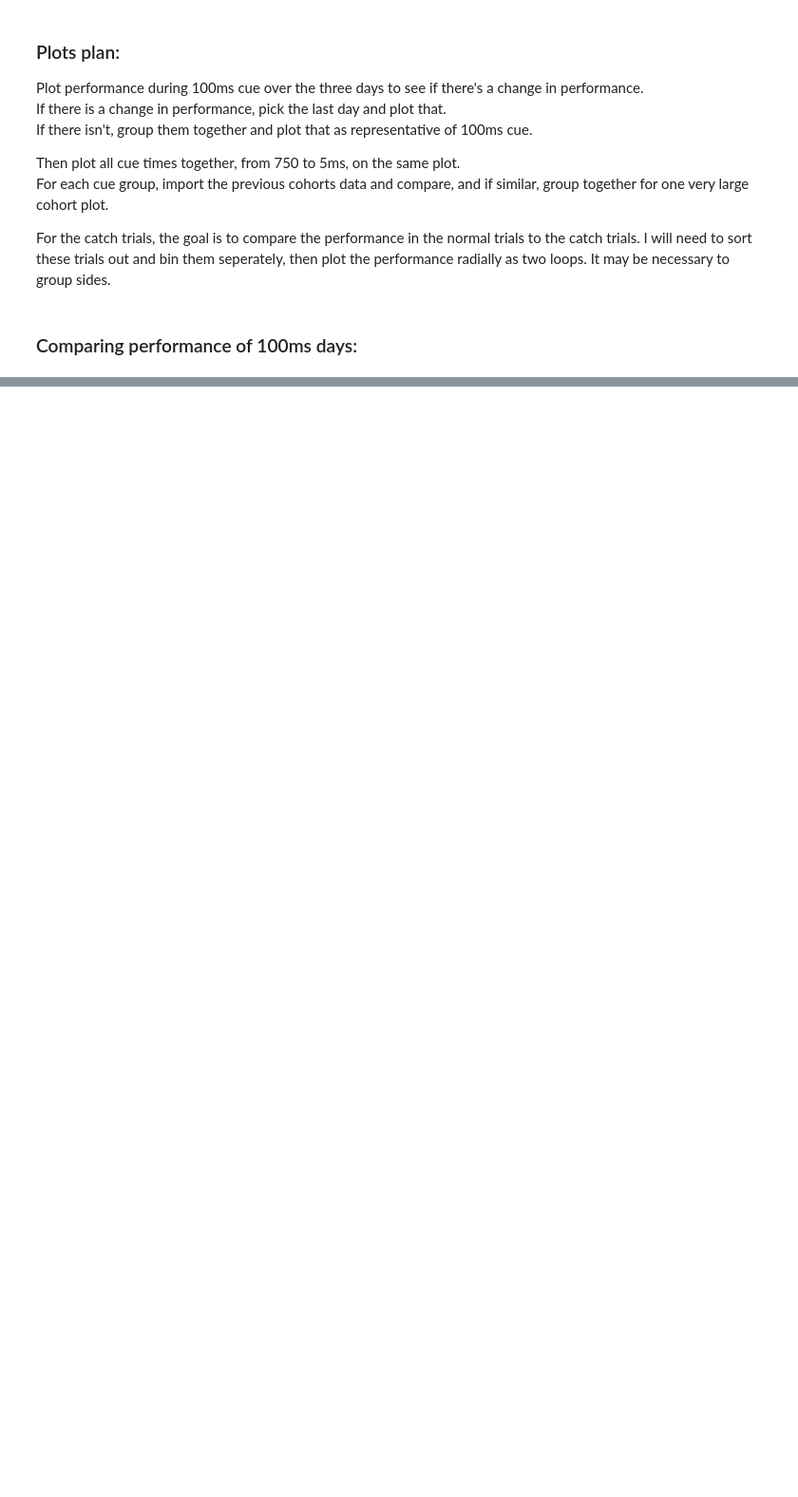
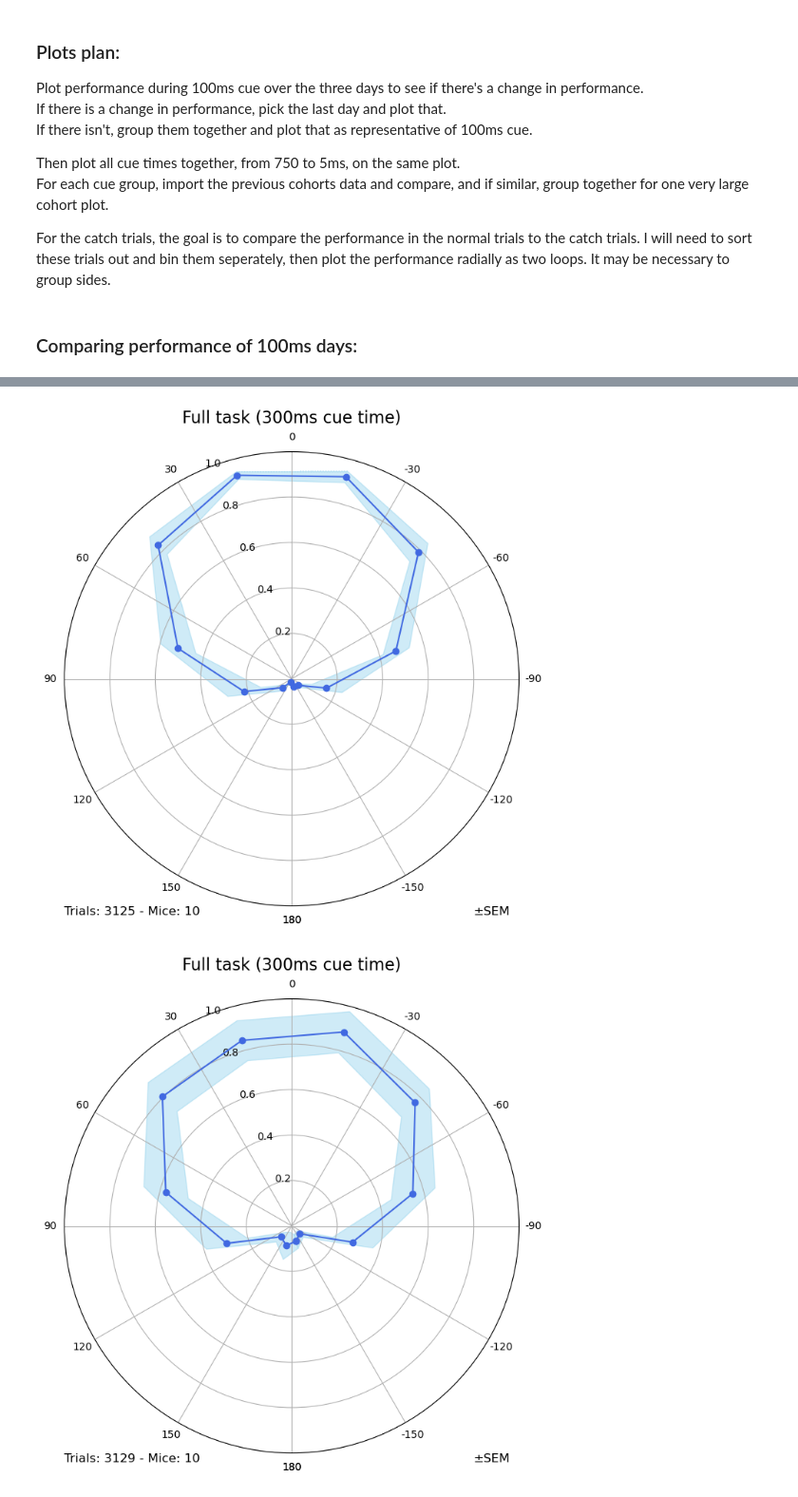
Before and after one commit to stef1029/hex_behav_analysis, a Jupyter notebook: PP_analysis_notebook_July_cohort.ipynb, the cells around one changed output, grey strips where cells are left out. Shown at 95% size. Cells and saved outputs as stored; diff of their text form; code cells hidden in the pictures; blank space fills up the shorter version.

Commit message:
got cohort and session working

```diff
--- a/PP_analysis_notebook_July_cohort.ipynb
+++ b/PP_analysis_notebook_July_cohort.ipynb
@@ -37,7 +37,7 @@ import numpy as np
 
 cohort_directory = Path(r"D:\Behaviour\July_cohort_24\Portable_data")
 
-cohort = Cohort_folder(cohort_directory, multi = True)
+cohort = Cohort_folder(cohort_directory, multi = True, portable_data = True)
 cohort_info = cohort.cohort
 phases = cohort.phases()
 
@@ -64,0 +48,3 @@ KeyError: 'complete_data'
+# %%
+for session in phases['9c']:
+    print(cohort.get_session(session))
@@ -97,7 +101,7 @@ For the catch trials, the goal is to compare the performance in the normal trial
 # %% [markdown]
 ### Comparing performance of 100ms days:
 # %%
-day_1_100ms = [Session(cohort.get_session(session)) for session in day_1_100ms]
-day_2_100ms = [Session(cohort.get_session(session)) for session in day_2_100ms]
-day_3_100ms = [Session(cohort.get_session(session)) for session in day_3_100ms]
+# day_1_100ms = [Session(cohort.get_session(session)) for session in day_1_100ms]
+day_2_100ms_sessions = [Session(cohort.get_session(session)) for session in day_2_100ms]
+day_3_100ms_sessions = [Session(cohort.get_session(session)) for session in day_3_100ms]
 # %% [output]
@@ -128,0 +130,21 @@ FileNotFoundError: [Errno 2] No such file or directory: 'None'
+# %%
+importlib.reload(PP_plot_performance)
+
+PP_plot_performance.plot_performance_by_angle(day_2_100ms,
+                                              title = 'Full task (300ms cue time)',
+                                              bin_mode = 'manual',
+                                              trials_per_bin=100,
+                                              plot_mode='radial',
+                                              cue_mode='both',
+                                              error_bars='SEM')
+
+PP_plot_performance.plot_performance_by_angle(day_3_100ms,
+                                              title = 'Full task (300ms cue time)',
+                                              bin_mode = 'manual',
+                                              trials_per_bin=100,
+                                              plot_mode='radial',
+                                              cue_mode='both',
+                                              error_bars='SEM')
+# %% [output]
+[figure, added]
+[figure, added]
```
Also changed, not shown: parts of 7 cells of this notebook, 2 other files.
